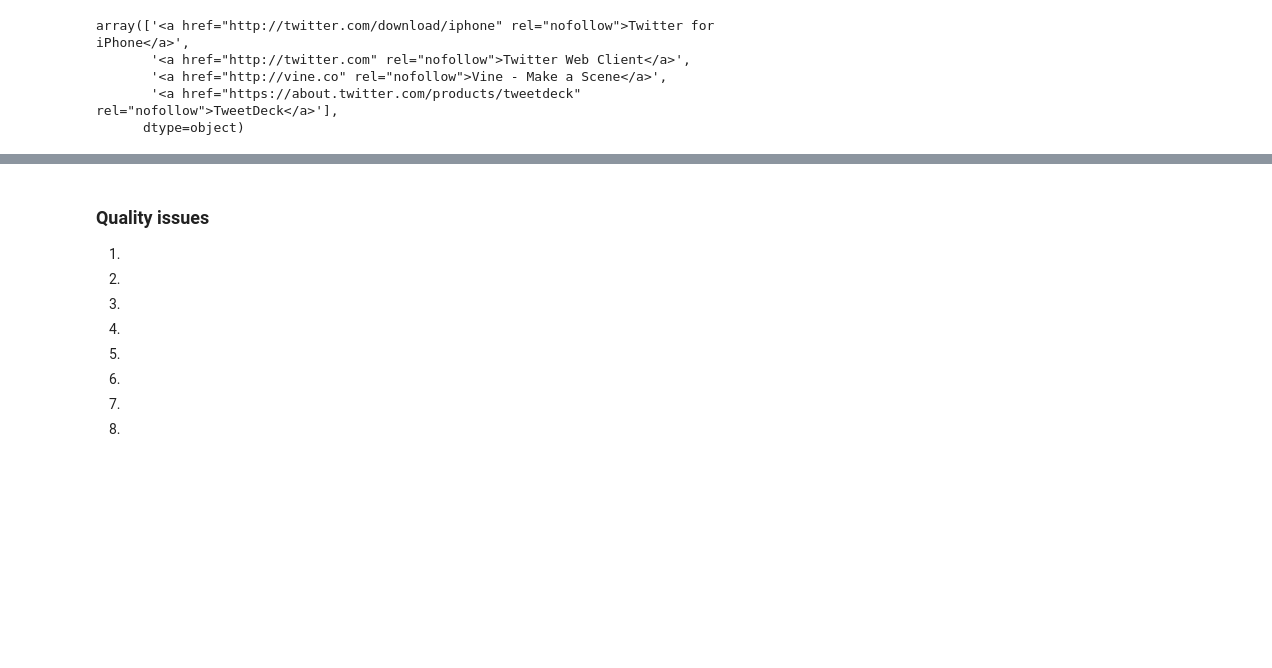
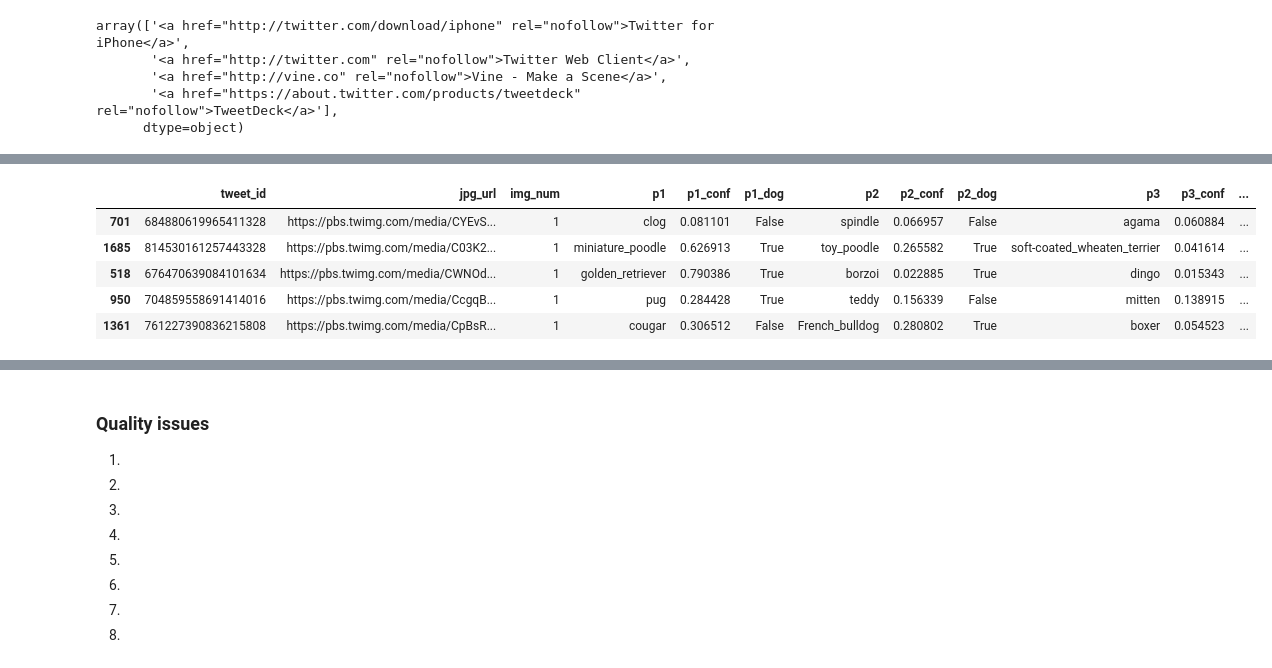
Before and after one commit to Crownthirst/Data_Wrangling-WeRateDogs, a Jupyter notebook: wrangle_act.ipynb, the cells around one changed output, grey strips where cells are left out. Cells and saved outputs as stored; diff of their text form; code cells hidden in the pictures; blank space fills up the shorter version.

```diff
--- a/wrangle_act.ipynb
+++ b/wrangle_act.ipynb
@@ -145,0 +208,9 @@ programmatic assessement to assess the data.
+# %%
+df_image.sample(5)
+# %% [output]
+|  | tweet_id | jpg_url | img_num | p1 | p1_conf | p1_dog | p2 | p2_conf | p2_dog | p3 | p3_conf | ... |
+| 701 | 684880619965411328 | https://pbs.twimg.com/media/CYEvS... | 1 | clog | 0.081101 | False | spindle | 0.066957 | False | agama | 0.060884 | ... |
+| 1685 | 814530161257443328 | https://pbs.twimg.com/media/C03K2... | 1 | miniature_poodle | 0.626913 | True | toy_poodle | 0.265582 | True | soft-coated_wheaten_terrier | 0.041614 | ... |
+| 518 | 676470639084101634 | https://pbs.twimg.com/media/CWNOd... | 1 | golden_retriever | 0.790386 | True | borzoi | 0.022885 | True | dingo | 0.015343 | ... |
+| 950 | 704859558691414016 | https://pbs.twimg.com/media/CcgqB... | 1 | pug | 0.284428 | True | teddy | 0.156339 | False | mitten | 0.138915 | ... |
+| 1361 | 761227390836215808 | https://pbs.twimg.com/media/CpBsR... | 1 | cougar | 0.306512 | False | French_bulldog | 0.280802 | True | boxer | 0.054523 | ... |
```
Also changed, not shown: parts of 13 cells of this notebook.
